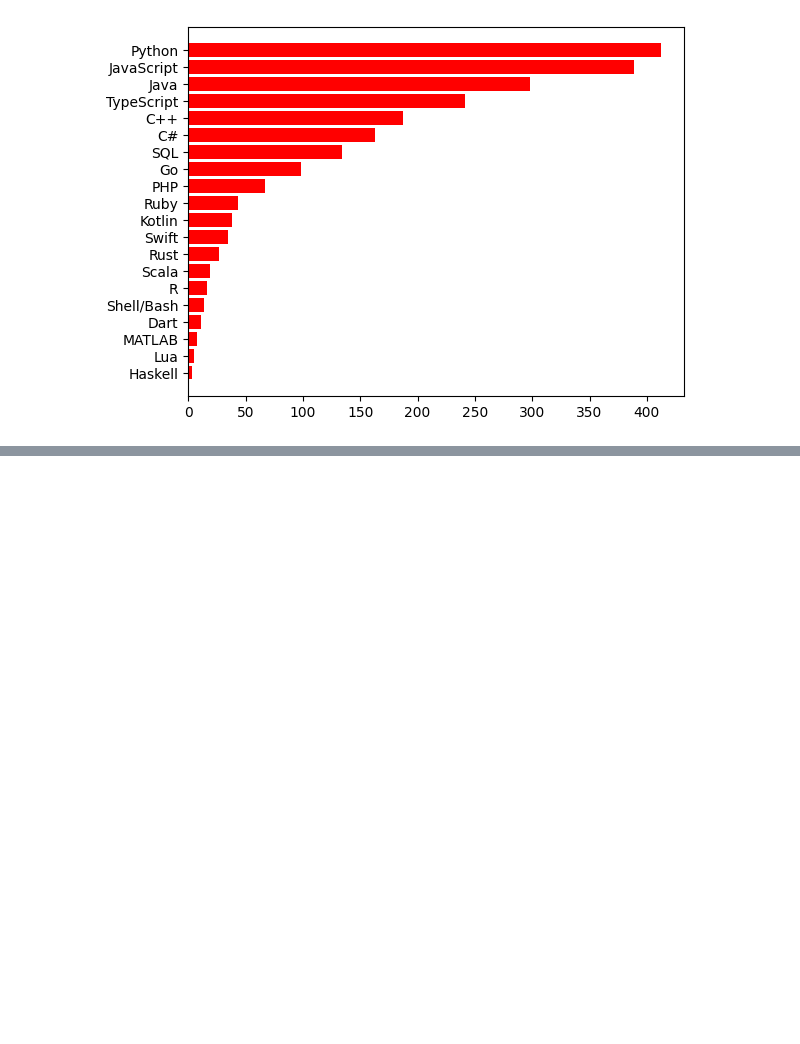
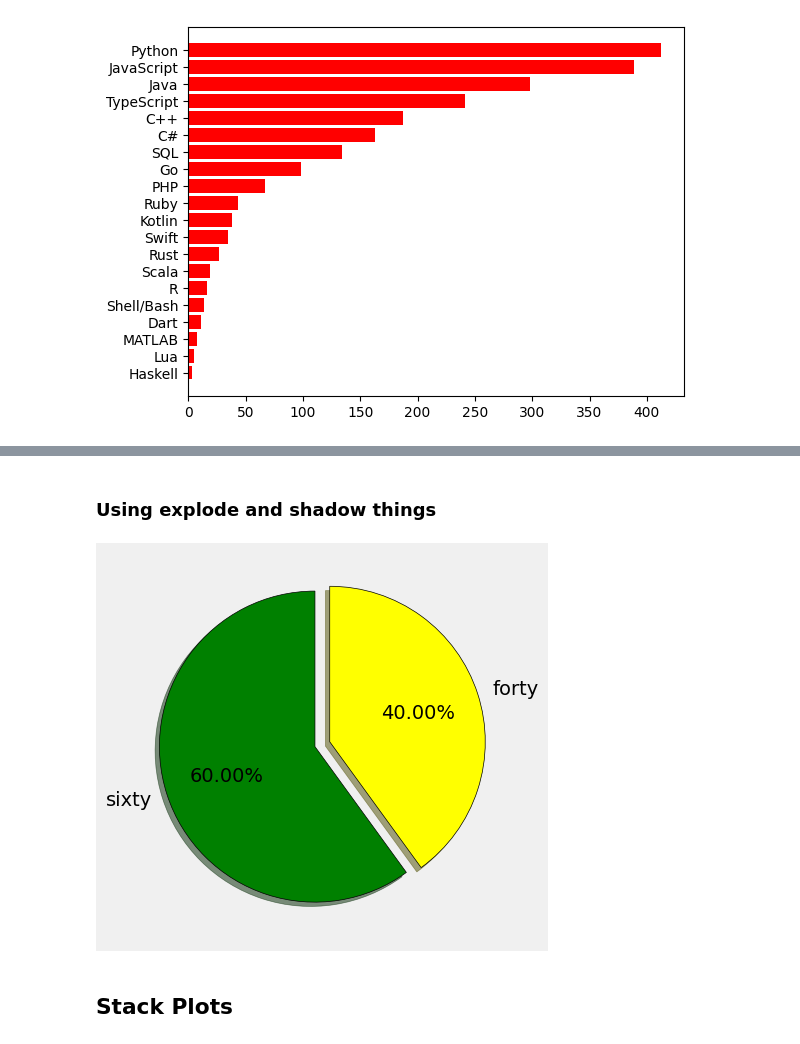
Before and after one commit to harshithsr20/Python-Practice-for-Motorsports, a Jupyter notebook: matplotlib_practice.ipynb, the cells around one changed output, grey strips where cells are left out. Cells and saved outputs as stored; diff of their text form; code cells hidden in the pictures; blank space fills up the shorter version.

```diff
--- a/matplotlib_practice.ipynb
+++ b/matplotlib_practice.ipynb
@@ -95,0 +106,14 @@ plt.show()
+# %% [markdown]
+### Using explode and shadow things
+# %%
+slices=[60,40]
+color=['green','yellow'] #These values can be any values matplotlib will proportionalize it appropriatly
+explode=[0,0.1]
+plt.pie(slices,labels=['sixty','forty'],wedgeprops={'edgecolor':'black'},colors=color,explode=explode,shadow=True,startangle=90,autopct='%1.2f%%')
+#Start angle starts your pie chart from that angle
+#autopct is a parameter that accepts a formatted string and used to display percentages
+plt.show()
+# %% [output]
+[figure, added]
+# %% [markdown]
+## Stack Plots
```
Also changed, not shown: parts of 4 cells of this notebook.
